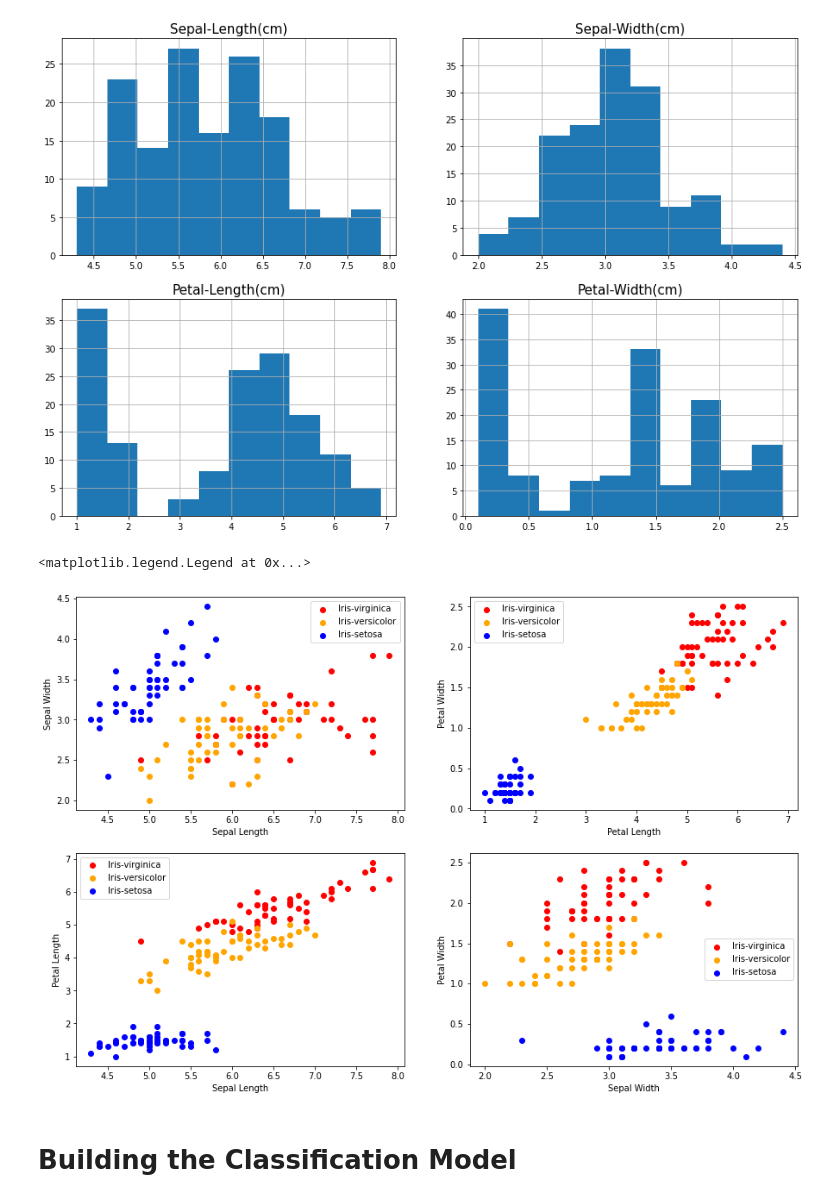
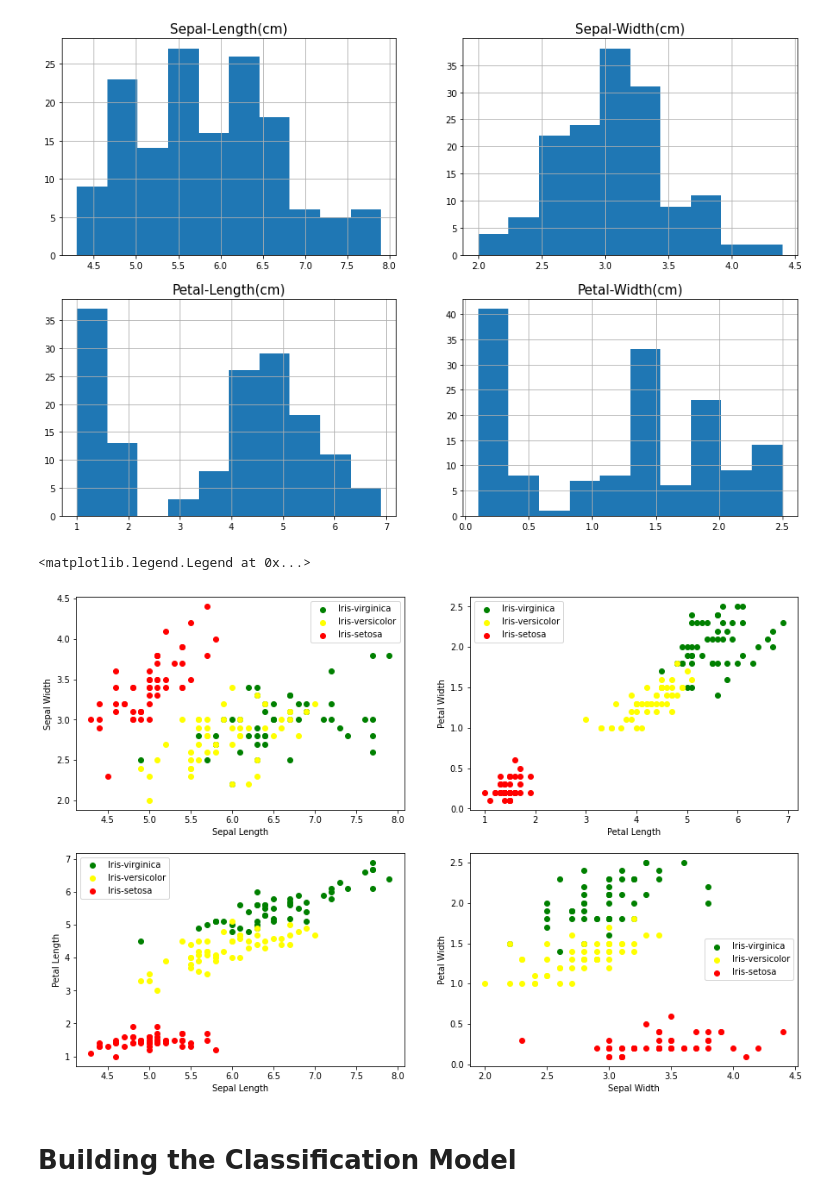
Before and after one commit to virinchisai/LGMVIP--DataScience, a Jupyter notebook: TASK-1/Iris_Data_Classification.ipynb, the cells around one changed output. Cells and saved outputs as stored; diff of their text form; code cells hidden in the pictures.

```diff
--- a/TASK-1/Iris_Data_Classification.ipynb
+++ b/TASK-1/Iris_Data_Classification.ipynb
@@ -147,7 +141,7 @@ plt.grid()
 [figure]
 # %%
 # Scatterplot for the Flower Features (Sepal and Petal Length, and Sepal and Petal Width)
-colors = ['red', 'orange', 'blue']
+colors = ['green', 'yellow', 'red']
 species = ['Iris-virginica','Iris-versicolor','Iris-setosa']
 plt.subplots(figsize=(15,10))
 plt.subplot(2,2,1)
@@ -156,34 +150,34 @@ for i in range(3):
     plt.scatter(x['SepalLengthCm'], x['SepalWidthCm'], c = colors[i], label=species[i])
 plt.xlabel("Sepal Length")
 plt.ylabel("Sepal Width")
 plt.legend()
 
 plt.subplot(2,2,2)
 for i in range(3):
     x = df[df['Species'] == species[i]]
     plt.scatter(x['PetalLengthCm'], x['PetalWidthCm'], c = colors[i], label=species[i])
 plt.xlabel("Petal Length")
 plt.ylabel("Petal Width")
 plt.legend()
 
 plt.subplot(2,2,3)
 for i in range(3):
     x = df[df['Species'] == species[i]]
     plt.scatter(x['SepalLengthCm'], x['PetalLengthCm'], c = colors[i], label=species[i])
 plt.xlabel("Sepal Length")
 plt.ylabel("Petal Length")
 plt.legend()
 
 plt.subplot(2,2,4)
 for i in range(3):
     x = df[df['Species'] == species[i]]
     plt.scatter(x['SepalWidthCm'], x['PetalWidthCm'], c = colors[i], label=species[i])
 plt.xlabel("Sepal Width")
 plt.ylabel("Petal Width")
 plt.legend()
 # %% [output]
 <matplotlib.legend.Legend at 0x...>
-[figure, old version]
+[figure, new version]
 # %% [markdown]
 # Building the Classification Model
 # %% [markdown]
```
Also changed, not shown: parts of 10 cells of this notebook, 1 other file.
